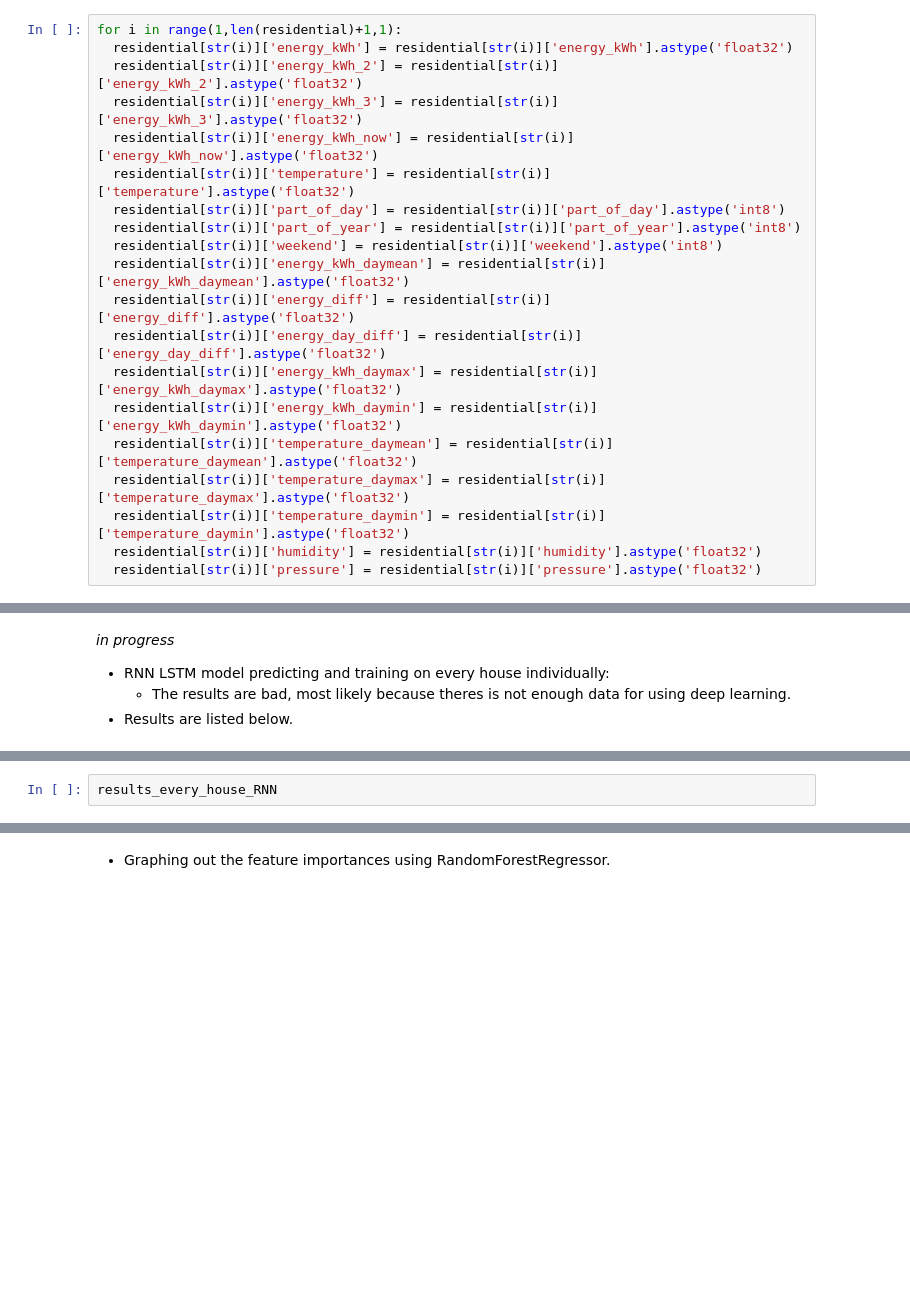
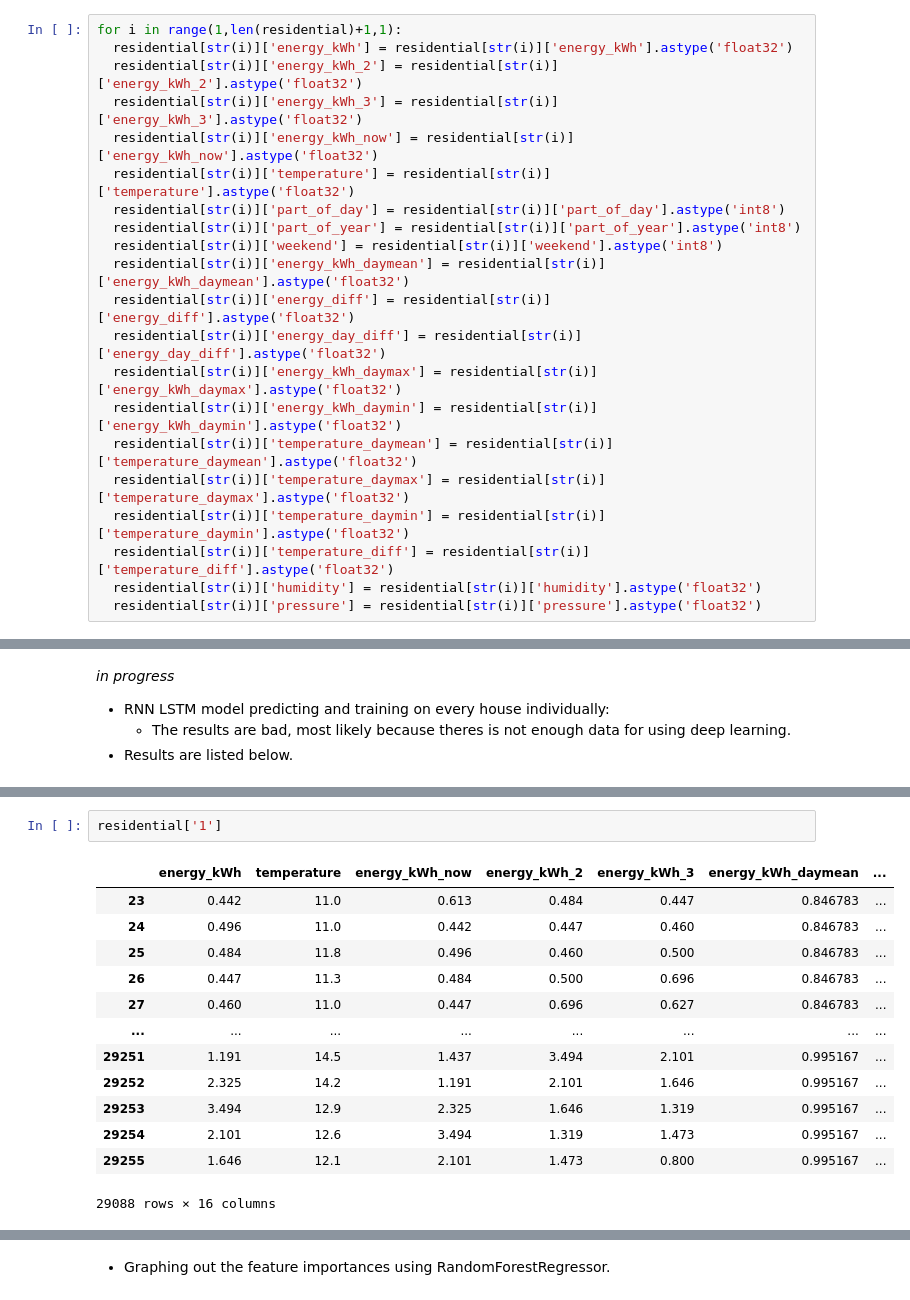
Before and after one commit to MMakovec/IJS_models, a Jupyter notebook: Copy_of_Reach.ipynb, the cells around one changed output, grey strips where cells are left out. Saved outputs shown, nothing was run; the diff lists cells and outputs as text; blank space fills up the shorter version.

```diff
--- a/Copy_of_Reach.ipynb
+++ b/Copy_of_Reach.ipynb
@@ -665,6 +658,7 @@ for i in range(1,len(residential)+1,1):
   residential[str(i)]['temperature_daymean'] = residential[str(i)]['temperature_daymean'].astype('float32')
   residential[str(i)]['temperature_daymax'] = residential[str(i)]['temperature_daymax'].astype('float32')
   residential[str(i)]['temperature_daymin'] = residential[str(i)]['temperature_daymin'].astype('float32')
+  residential[str(i)]['temperature_diff'] = residential[str(i)]['temperature_diff'].astype('float32')
   residential[str(i)]['humidity'] = residential[str(i)]['humidity'].astype('float32')
   residential[str(i)]['pressure'] = residential[str(i)]['pressure'].astype('float32')
 # %%
@@ -1070,2 +1069,16 @@ for rs in residentials:
-# %%
-results_every_house_RNN
+# %%
+residential['1']
+# %% [output]
+|  | energy_kWh | temperature | energy_kWh_now | energy_kWh_2 | energy_kWh_3 | energy_kWh_daymean | ... |
+| 23 | 0.442 | 11.0 | 0.613 | 0.484 | 0.447 | 0.846783 | ... |
+| 24 | 0.496 | 11.0 | 0.442 | 0.447 | 0.460 | 0.846783 | ... |
+| 25 | 0.484 | 11.8 | 0.496 | 0.460 | 0.500 | 0.846783 | ... |
+| 26 | 0.447 | 11.3 | 0.484 | 0.500 | 0.696 | 0.846783 | ... |
+| 27 | 0.460 | 11.0 | 0.447 | 0.696 | 0.627 | 0.846783 | ... |
+| ... | ... | ... | ... | ... | ... | ... | ... |
+| 29251 | 1.191 | 14.5 | 1.437 | 3.494 | 2.101 | 0.995167 | ... |
+| 29252 | 2.325 | 14.2 | 1.191 | 2.101 | 1.646 | 0.995167 | ... |
+| 29253 | 3.494 | 12.9 | 2.325 | 1.646 | 1.319 | 0.995167 | ... |
+| 29254 | 2.101 | 12.6 | 3.494 | 1.319 | 1.473 | 0.995167 | ... |
+| 29255 | 1.646 | 12.1 | 2.101 | 1.473 | 0.800 | 0.995167 | ... |
+29088 rows × 16 columns
```
Also changed, not shown: parts of 47 cells of this notebook.
